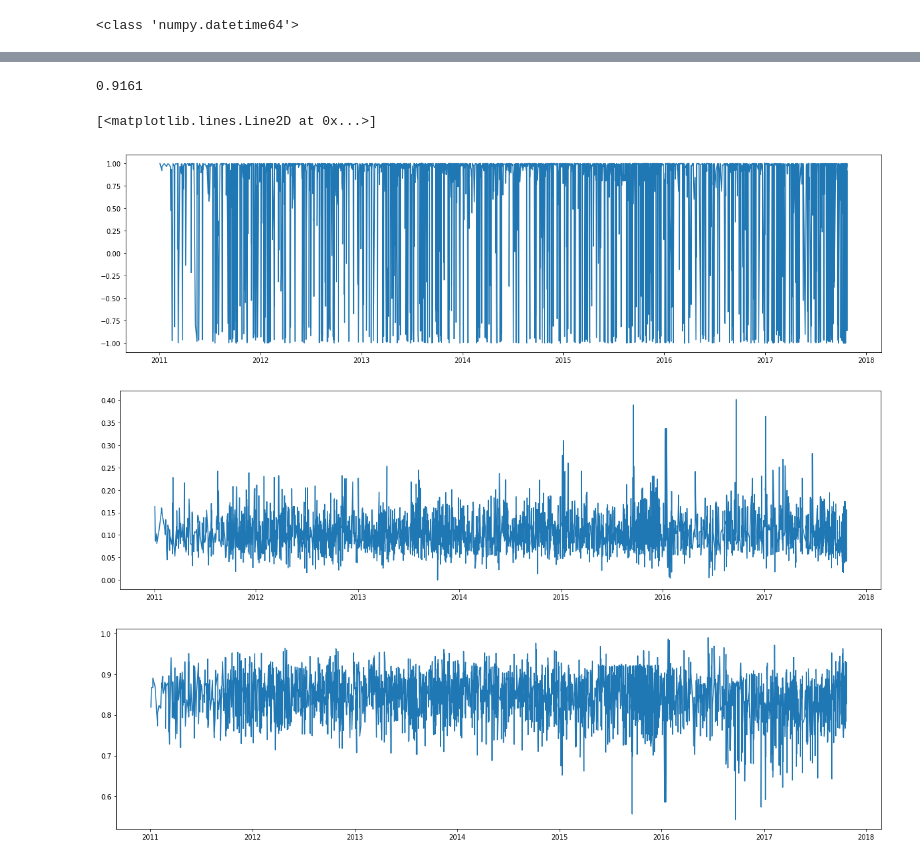
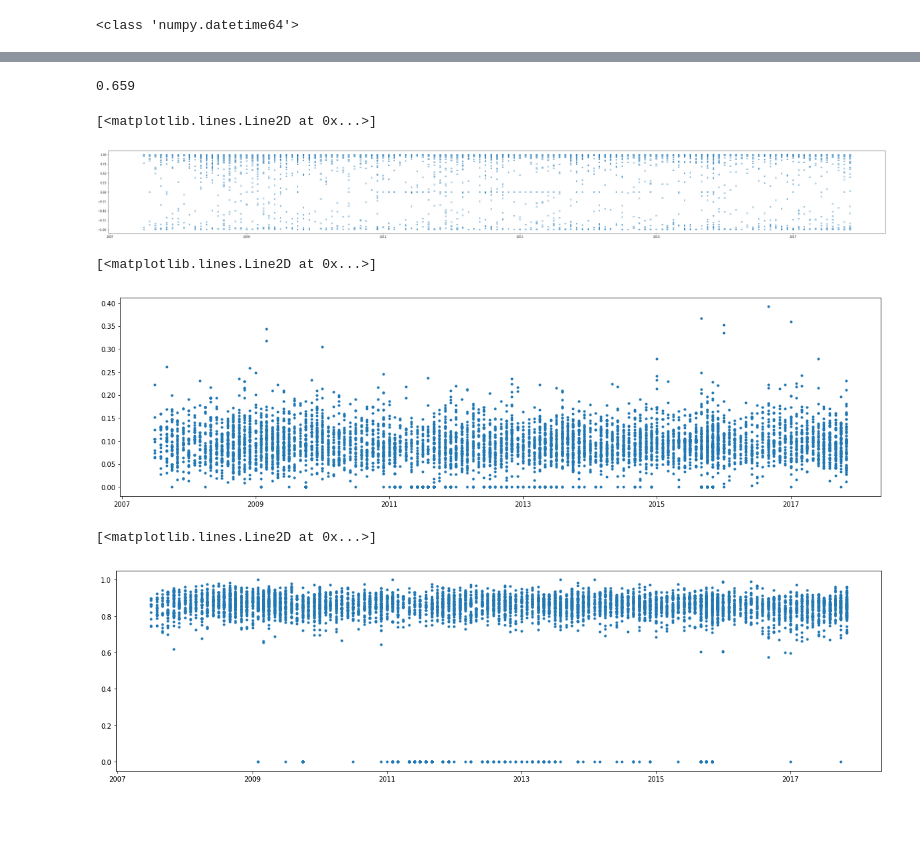
Before and after one commit to Zwiebeln/PythonPractices, a Jupyter notebook: SentimentAnalysis.ipynb, the cells around one changed output, grey strips where cells are left out. Cells and saved outputs as stored; diff of their text form; code cells hidden in the pictures; blank space fills up the shorter version.

```diff
--- a/SentimentAnalysis.ipynb
+++ b/SentimentAnalysis.ipynb
@@ -174,6 +136,13 @@ total_data= pd.read_excel("../Raw Data/total_xlsx.xlsx",index_col=None, na_value
+# %%
+total_data= pd.read_sql_query('SELECT date,heading,content FROM news_article', engine)
 # %%
-total_dates, total_articles= total_data[['Starttime']].values, total_data[['Articles']].values
+total_dates, total_articles= total_data[['date']].values, total_data[['content']].values
 # %%
 print(type(total_dates[0][0]))
 # %% [output]
 <class 'numpy.datetime64'>
+# %%
+#np.datetime64(total_dates[1000][0],'M')
+retrieved_dates=[]
+for i in range(len(total_dates)):
+    retrieved_dates.append(np.datetime64(total_dates[i][0],'M'))
@@ -203,18 +176,18 @@ total_dates_string, total_date_np=DTtoString(total_dates)
 # %%
 total_sia_res[0]['compound']
 # %% [output]
-0.9161
+0.659
 # %%
 compound=[]
 for i in range(len(total_sia_res)):
     compound.append(total_sia_res[i]['compound'])
 # %%
 fig_compound, ax = plt.subplots()
-fig_compound.set_size_inches(20.5, 5.5)
-ax.plot_date(total_date_np, compound,'-')
+fig_compound.set_size_inches(50.5, 5.5)
+ax.plot_date(retrieved_dates, compound,'.')
 # %% [output]
 [<matplotlib.lines.Line2D at 0x...>]
-[figure, old version]
+[figure, new version]
 # %%
 fig_compound.savefig('compound.png', dpi=100)
 # %%
@@ -223,17 +196,19 @@ for i in range(len(total_sia_res)):
     pos.append(total_sia_res[i]['pos'])
 fig_pos, ax = plt.subplots()
 fig_pos.set_size_inches(20.5, 5.5)
-ax.plot_date(total_date_np, pos,'-')
-fig_pos.savefig('pos.png', dpi=100)
+ax.plot_date(retrieved_dates, pos,'.')
+#fig_pos.savefig('pos.png', dpi=100)
 # %% [output]
+[<matplotlib.lines.Line2D at 0x...>]
-[figure, old version]
+[figure, new version]
 # %%
 neu=[]
 for i in range(len(total_sia_res)):
     neu.append(total_sia_res[i]['neu'])
 fig_neu, ax = plt.subplots()
 fig_neu.set_size_inches(20.5, 5.5)
-ax.plot_date(total_date_np, neu,'-')
-fig_neu.savefig('neu.png', dpi=100)
+ax.plot_date(retrieved_dates, neu,'.')
+#fig_neu.savefig('neu.png', dpi=100)
 # %% [output]
+[<matplotlib.lines.Line2D at 0x...>]
-[figure, old version]
+[figure, new version]
```
Also changed, not shown: parts of 26 cells of this notebook, 1 other file.
